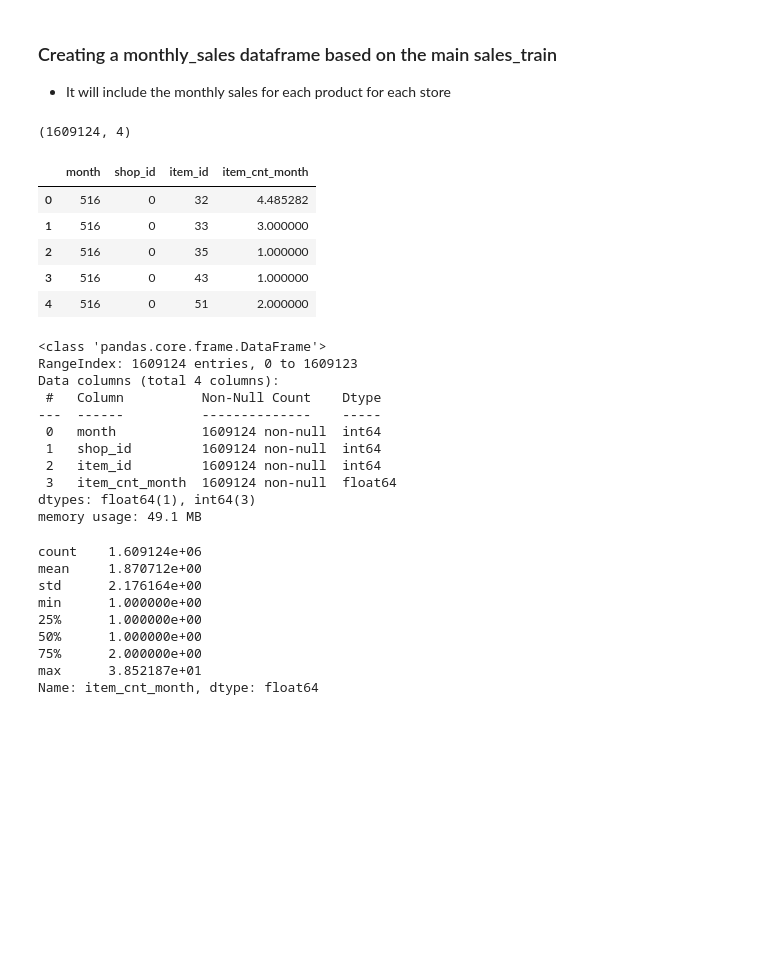
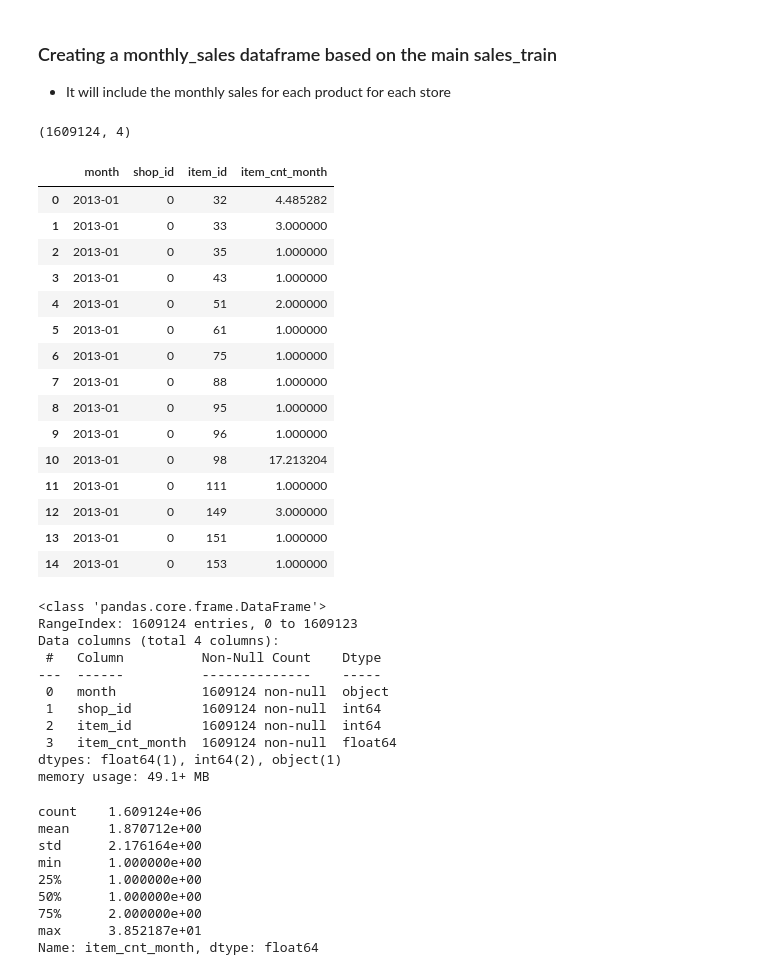
Before and after one commit to toshk9/PredictFutureSales, a Jupyter notebook: notebooks/dqc_etl.ipynb, the cells around one changed output. Saved outputs shown, nothing was run; the diff lists cells and outputs as text; code cells hidden in the pictures; blank space fills up the shorter version.

```diff
--- a/notebooks/dqc_etl.ipynb
+++ b/notebooks/dqc_etl.ipynb
@@ -378,27 +380,37 @@ sales_train["month"] = sales_train["date"].dt.to_period("M")
 # %%
 # grouping data to calculate monthly amount for a specific item in a specific store
 monthly_sales = sales_train.groupby(["month", "shop_id", "item_id"])["item_cnt_day"].sum()
 
 monthly_sales = pd.DataFrame(monthly_sales) # from pandas Series object into pandas DataFrame
 
 monthly_sales = monthly_sales.rename(columns={'item_cnt_day': 'item_cnt_month'}) # item_cnt_day column rename
 
 monthly_sales = monthly_sales.reset_index() # converting indexes into columns
 
-# monthly_sales["month"] = monthly_sales["month"].dt.strftime("%Y-%m") # converting datetime type into str
+monthly_sales["month"] = monthly_sales["month"].dt.strftime("%Y-%m") # converting datetime type into str
                                                                     # for data visualization (can be ignored)
-monthly_sales["month"] = monthly_sales["month"].astype("int64") # converting datetime type into str
+# monthly_sales["month"] = monthly_sales["month"].astype("int64") # converting datetime type into int
 
 print(monthly_sales.shape)
-monthly_sales.head()
+monthly_sales.head(15)
 # %% [output]
 (1609124, 4)
 |  | month | shop_id | item_id | item_cnt_month |
-| 0 | 516 | 0 | 32 | 4.485282 |
-| 1 | 516 | 0 | 33 | 3.000000 |
-| 2 | 516 | 0 | 35 | 1.000000 |
-| 3 | 516 | 0 | 43 | 1.000000 |
-| 4 | 516 | 0 | 51 | 2.000000 |
+| 0 | 2013-01 | 0 | 32 | 4.485282 |
+| 1 | 2013-01 | 0 | 33 | 3.000000 |
+| 2 | 2013-01 | 0 | 35 | 1.000000 |
+| 3 | 2013-01 | 0 | 43 | 1.000000 |
+| 4 | 2013-01 | 0 | 51 | 2.000000 |
+| 5 | 2013-01 | 0 | 61 | 1.000000 |
+| 6 | 2013-01 | 0 | 75 | 1.000000 |
+| 7 | 2013-01 | 0 | 88 | 1.000000 |
+| 8 | 2013-01 | 0 | 95 | 1.000000 |
+| 9 | 2013-01 | 0 | 96 | 1.000000 |
+| 10 | 2013-01 | 0 | 98 | 17.213204 |
+| 11 | 2013-01 | 0 | 111 | 1.000000 |
+| 12 | 2013-01 | 0 | 149 | 3.000000 |
+| 13 | 2013-01 | 0 | 151 | 1.000000 |
+| 14 | 2013-01 | 0 | 153 | 1.000000 |
 # %%
 monthly_sales.info()
 # %% [output]
@@ -407,12 +419,12 @@ RangeIndex: 1609124 entries, 0 to 1609123
 Data columns (total 4 columns):
  #   Column          Non-Null Count    Dtype
 ---  ------          --------------    -----
- 0   month           1609124 non-null  int64
+ 0   month           1609124 non-null  object
  1   shop_id         1609124 non-null  int64
  2   item_id         1609124 non-null  int64
  3   item_cnt_month  1609124 non-null  float64
-dtypes: float64(1), int64(3)
-memory usage: 49.1 MB
+dtypes: float64(1), int64(2), object(1)
+memory usage: 49.1+ MB
 # %%
 monthly_sales.item_cnt_month.describe()
 # %% [output]
```
Also changed, not shown: parts of 17 cells of this notebook.
